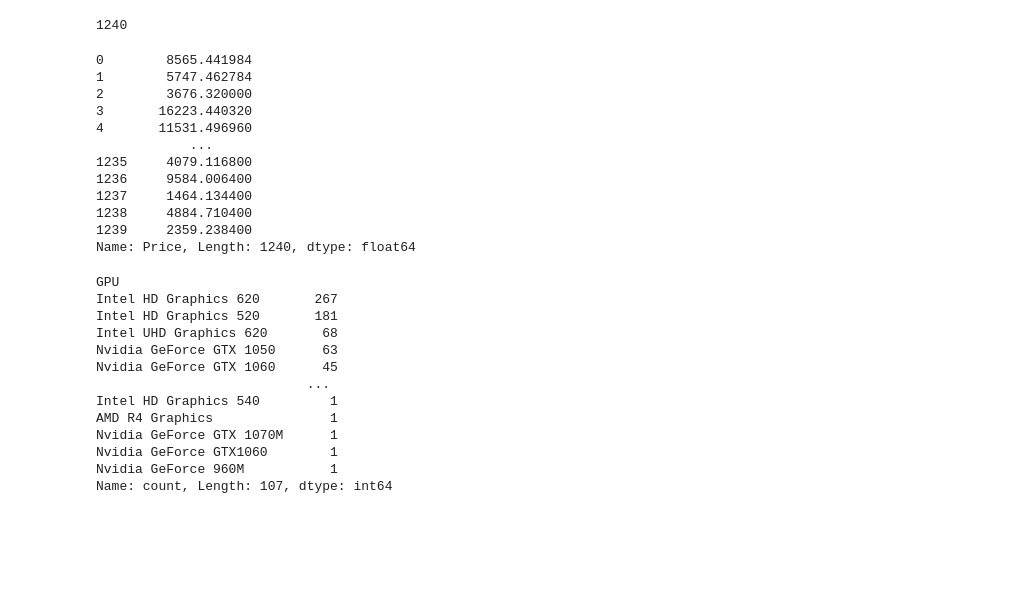
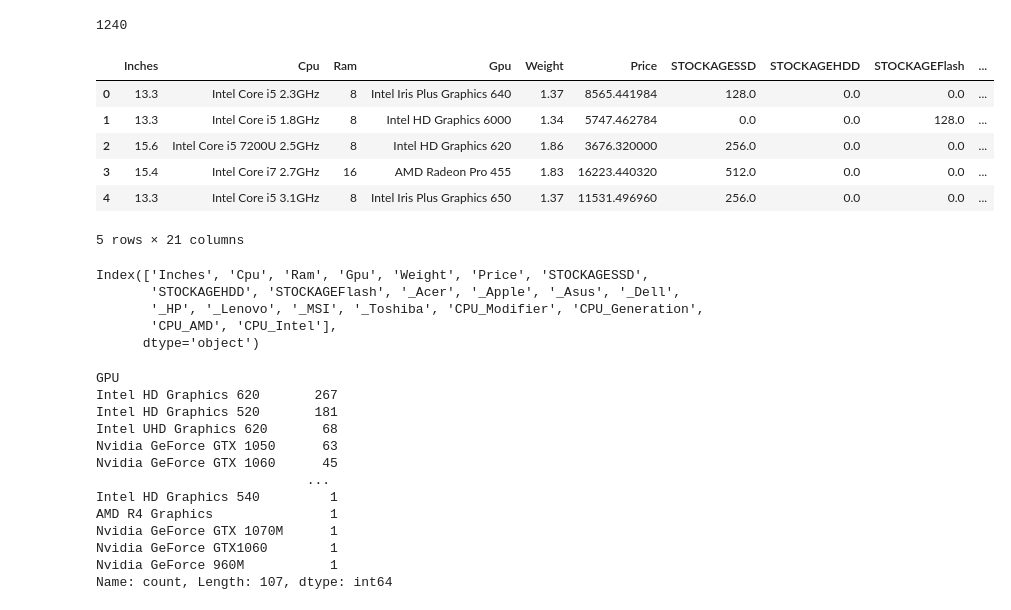
Before and after one commit to lokmane101/laptop-price-prediction, a Jupyter notebook: EDA KAGGLE.ipynb, the cells around one changed output. Saved outputs shown, nothing was run; the diff lists cells and outputs as text; code cells hidden in the pictures; blank space fills up the shorter version.

```diff
--- a/EDA KAGGLE.ipynb
+++ b/EDA KAGGLE.ipynb
@@ -215,21 +221,24 @@ data1['Price']=data1['Price'].apply(convert_price)
 len(data1)
 # %% [output]
 1240
+# %%
+data1.head()
+# %% [output]
+|  | Inches | Cpu | Ram | Gpu | Weight | Price | STOCKAGESSD | STOCKAGEHDD | STOCKAGEFlash | ... |
+| 0 | 13.3 | Intel Core i5 2.3GHz | 8 | Intel Iris Plus Graphics 640 | 1.37 | 8565.441984 | 128.0 | 0.0 | 0.0 | ... |
+| 1 | 13.3 | Intel Core i5 1.8GHz | 8 | Intel HD Graphics 6000 | 1.34 | 5747.462784 | 0.0 | 0.0 | 128.0 | ... |
+| 2 | 15.6 | Intel Core i5 7200U 2.5GHz | 8 | Intel HD Graphics 620 | 1.86 | 3676.320000 | 256.0 | 0.0 | 0.0 | ... |
+| 3 | 15.4 | Intel Core i7 2.7GHz | 16 | AMD Radeon Pro 455 | 1.83 | 16223.440320 | 512.0 | 0.0 | 0.0 | ... |
+| 4 | 13.3 | Intel Core i5 3.1GHz | 8 | Intel Iris Plus Graphics 650 | 1.37 | 11531.496960 | 256.0 | 0.0 | 0.0 | ... |
+5 rows × 21 columns
 # %%
-data1['Price']
+data1.columns
 # %% [output]
-0        8565.441984
-1        5747.462784
-2        3676.320000
-3       16223.440320
-4       11531.496960
-            ...
-1235     4079.116800
-1236     9584.006400
-1237     1464.134400
-1238     4884.710400
-1239     2359.238400
-Name: Price, Length: 1240, dtype: float64
+Index(['Inches', 'Cpu', 'Ram', 'Gpu', 'Weight', 'Price', 'STOCKAGESSD',
+       'STOCKAGEHDD', 'STOCKAGEFlash', '_Acer', '_Apple', '_Asus', '_Dell',
+       '_HP', '_Lenovo', '_MSI', '_Toshiba', 'CPU_Modifier', 'CPU_Generation',
+       'CPU_AMD', 'CPU_Intel'],
+      dtype='object')
 # %%
 data1.drop('Cpu', axis=1, inplace=True)
 # %%
```
Also changed, not shown: parts of 8 cells of this notebook, 10 other files.
